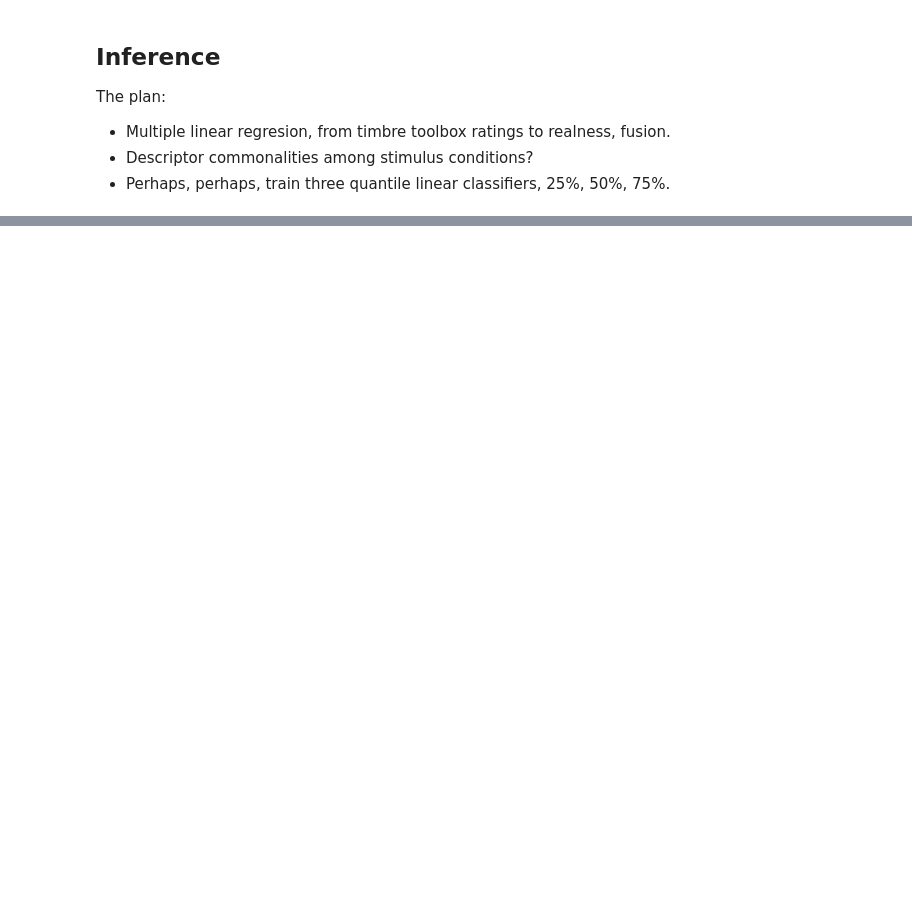
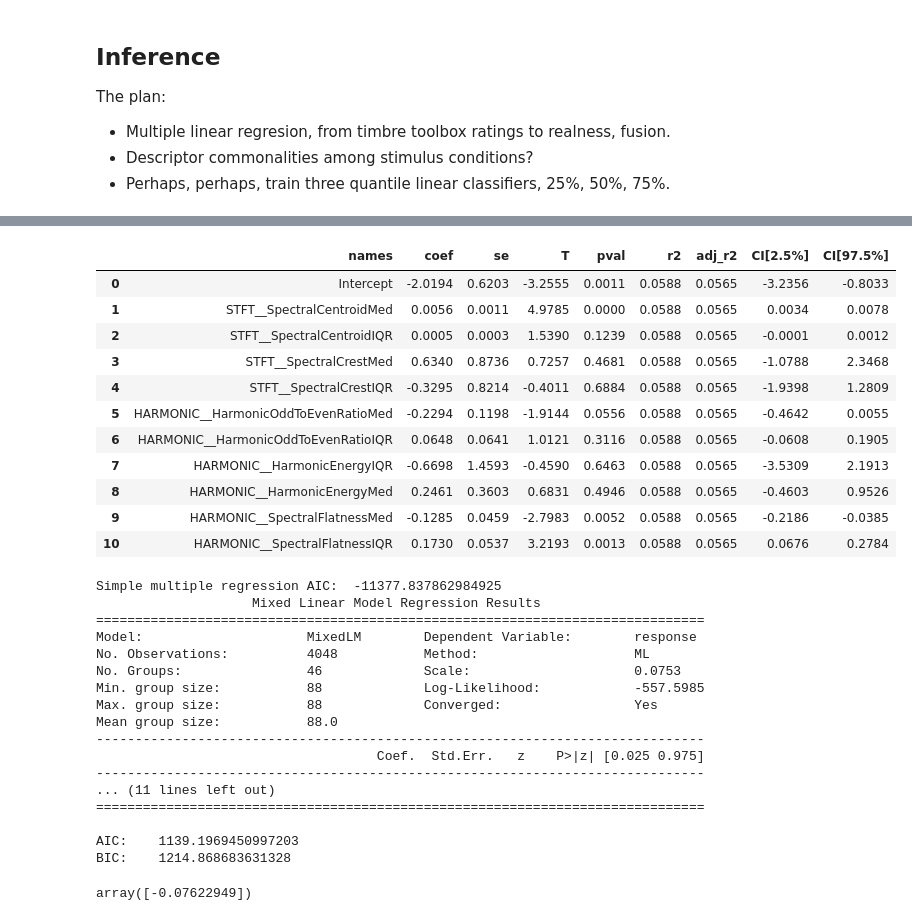
Before and after one commit to maxsolomonhenry/amp_mod, a Jupyter notebook: data/experimental_data_analysis.ipynb, the cells around one changed output, grey strips where cells are left out. Saved outputs shown, nothing was run; the diff lists cells and outputs as text; code cells hidden in the pictures; blank space fills up the shorter version.

```diff
--- a/data/experimental_data_analysis.ipynb
+++ b/data/experimental_data_analysis.ipynb
@@ -426,0 +446,64 @@ display(tmp)
+# %%
+# Linear regression.
+
+study_type = 1
+tmp_index = features + ['stimulus']
+
+df = du.load_and_clean_data()
+df = du.min_max_norm(df)
+tt = du.load_tt_descriptors()
+df = pd.merge(tt[tmp_index], df, on='stimulus')
+
+df_ = du.isolate_study(df, study_type=study_type)
+
+new = df_.groupby('condition')[features + ['response']].mean()
+new.to_csv(f"rates_tt_study_{study_type}.csv")
+
+lm = pg.linear_regression(df_[features], df_['response'])
+display(lm.round(4))
+
+sse = np.sum(lm.residuals_**2)
+n = 4400
+k = 10
+
+def AIC(_n, _k, _sse):
+    return _n * np.log(_sse/_n) + 2*_k
+
+print(f"Simple multiple regression AIC:\t {AIC(n, lm.df_model_, sse)}")
+
+# formula = 'response ~ ' + ' + '.join([f + '|groups' for f in features])
+model = sm.MixedLM(df_['response'],df_[features], groups=df_["subjectNo"])
+result = model.fit(reml=False)
+print(result.summary())
+print(f"AIC:\t{result.aic}")
+print(f"BIC:\t{result.bic}")
+# %% [output]
+|  | names | coef | se | T | pval | r2 | adj_r2 | CI[2.5%] | CI[97.5%] |
+| 0 | Intercept | -2.0194 | 0.6203 | -3.2555 | 0.0011 | 0.0588 | 0.0565 | -3.2356 | -0.8033 |
+| 1 | STFT__SpectralCentroidMed | 0.0056 | 0.0011 | 4.9785 | 0.0000 | 0.0588 | 0.0565 | 0.0034 | 0.0078 |
+| 2 | STFT__SpectralCentroidIQR | 0.0005 | 0.0003 | 1.5390 | 0.1239 | 0.0588 | 0.0565 | -0.0001 | 0.0012 |
+| 3 | STFT__SpectralCrestMed | 0.6340 | 0.8736 | 0.7257 | 0.4681 | 0.0588 | 0.0565 | -1.0788 | 2.3468 |
+| 4 | STFT__SpectralCrestIQR | -0.3295 | 0.8214 | -0.4011 | 0.6884 | 0.0588 | 0.0565 | -1.9398 | 1.2809 |
+| 5 | HARMONIC__HarmonicOddToEvenRatioMed | -0.2294 | 0.1198 | -1.9144 | 0.0556 | 0.0588 | 0.0565 | -0.4642 | 0.0055 |
+| 6 | HARMONIC__HarmonicOddToEvenRatioIQR | 0.0648 | 0.0641 | 1.0121 | 0.3116 | 0.0588 | 0.0565 | -0.0608 | 0.1905 |
+| 7 | HARMONIC__HarmonicEnergyIQR | -0.6698 | 1.4593 | -0.4590 | 0.6463 | 0.0588 | 0.0565 | -3.5309 | 2.1913 |
+| 8 | HARMONIC__HarmonicEnergyMed | 0.2461 | 0.3603 | 0.6831 | 0.4946 | 0.0588 | 0.0565 | -0.4603 | 0.9526 |
+| 9 | HARMONIC__SpectralFlatnessMed | -0.1285 | 0.0459 | -2.7983 | 0.0052 | 0.0588 | 0.0565 | -0.2186 | -0.0385 |
+| 10 | HARMONIC__SpectralFlatnessIQR | 0.1730 | 0.0537 | 3.2193 | 0.0013 | 0.0588 | 0.0565 | 0.0676 | 0.2784 |
+Simple multiple regression AIC:  -11377.837862984925
+                    Mixed Linear Model Regression Results
+==============================================================================
+Model:                     MixedLM        Dependent Variable:        response
+No. Observations:          4048           Method:                    ML
+No. Groups:                46             Scale:                     0.0753
+Min. group size:           88             Log-Likelihood:            -557.5985
+Max. group size:           88             Converged:                 Yes
+Mean group size:           88.0
+------------------------------------------------------------------------------
+                                    Coef.  Std.Err.   z    P>|z| [0.025 0.975]
+------------------------------------------------------------------------------
+... (11 lines left out)
+==============================================================================
+
+AIC:    1139.1969450997203
+BIC:    1214.868683631328
@@ -426,0 +555,4 @@ display(tmp)
+# %%
+scores['estimator'][0].intercept_
+# %% [output]
+array([-0.07622949])
```
Also changed, not shown: parts of 31 cells of this notebook, 6 other files.
